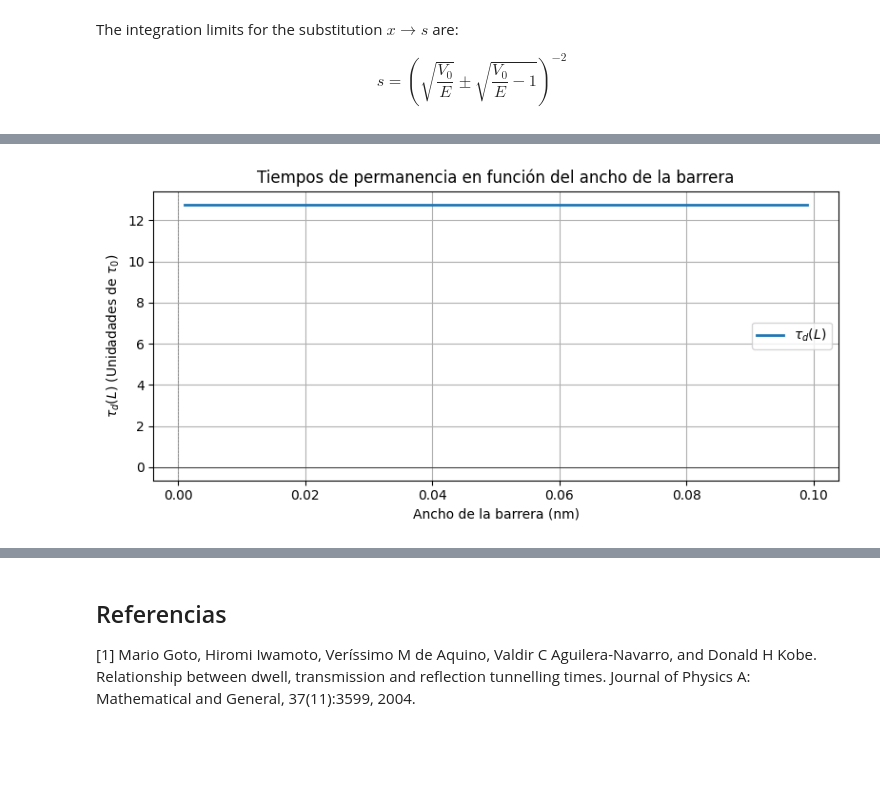
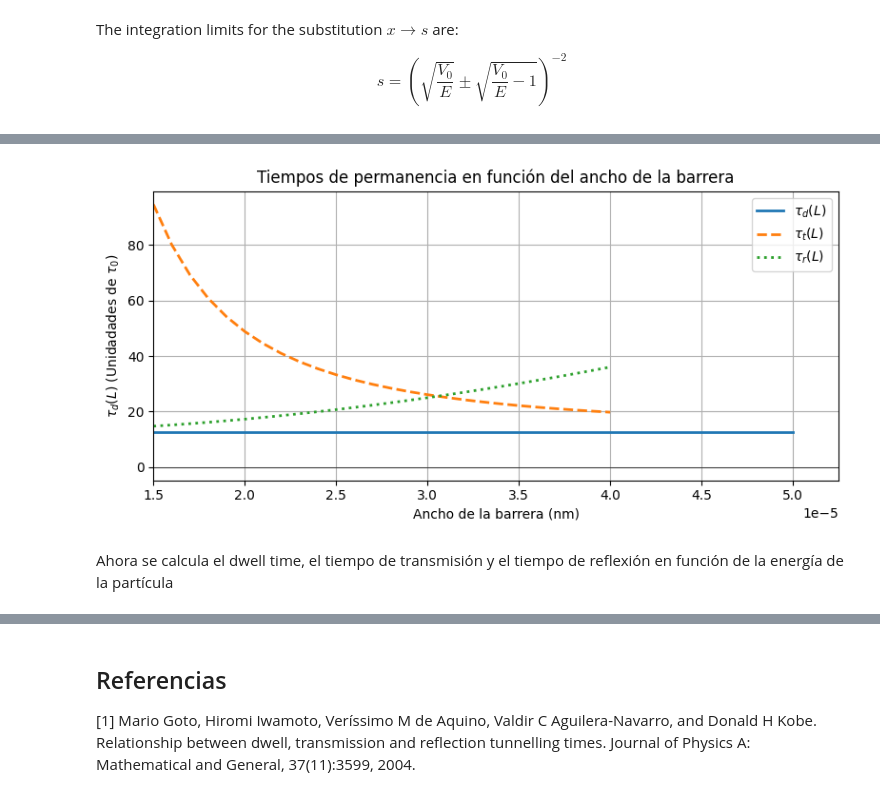
Before and after one commit to CR0NX73/Quantum-Tunnelling-Times, a Jupyter notebook: potenciales.ipynb, the cells around one changed output, grey strips where cells are left out. Cells and saved outputs as stored; diff of their text form; code cells hidden in the pictures; blank space fills up the shorter version.

```diff
--- a/potenciales.ipynb
+++ b/potenciales.ipynb
@@ -584,9 +584,12 @@ $$
 # %%
 # Parámetros del potencial
 V0 = 1    # Amplitud del potencial en eV
-a = 0.1e-9  # Parámetro de escala (ancho) en metros
 hbar = 197.3 #ev nm
 m = 511000 #eV
+
+
+#Se establecen los valores del ancho de barrera para calcular los distintos valores de la integral en función de los límites de integración variable
+width = np.arange(1.5e-5,5e-5,1e-6)
 # %%
 s, a, E = sp.symbols('s a E', real = True) #Se definen los simbolos para integrar
 delta = sp.symbols(r'\delta', real = True)
@@ -596,5 +599,12 @@ k = sp.sqrt(2*m*E) / hbar
 # %%
 inferior_limit_eckart = ((V0 / E)**0.5 + (V0 / E - 1)**0.5)**(-2)
 superior_limit_eckart = ((V0 / E)**0.5 - (V0 / E - 1)**0.5)**(-2)
+# %%
+alpha_eckart = lambda w, E_: np.sqrt(E_ / (hbar**2 / 8*m*w**2))
+beta_eckart = lambda w: np.sqrt(V0 / (hbar**2 / 8*m*w**2) - 1/4)
+T_eckart = lambda w, E_: np.sinh(np.pi * alpha_eckart(w, E_))**2 / (np.sinh(np.pi * alpha_eckart(w, E_))**2 + np.cosh(np.pi * beta_eckart(w))**2)
+R_eckart = lambda w, E_: 1 - T_eckart(w, E_)
 # %%
 tau_d_eckart = np.array([m / (hbar * k.subs(E, 0.5*V0)) * sp.integrate(product_eckart.subs(a, _), (s, inferior_limit_eckart.subs(E, 0.5*V0), superior_limit_eckart.subs(E, 0.5*V0))) for _ in width])
+tau_t_eckart = np.array([m / (hbar * k.subs(E, 0.5*V0) * T_eckart(_, 0.5*V0)) * sp.integrate(product_eckart.subs(a, _), (s, inferior_limit_eckart.subs(E, 0.5*V0), superior_limit_eckart.subs(E, 0.5*V0))) for _ in width])
+tau_r_eckart = np.array([m / (hbar * k.subs(E, 0.5*V0) * R_eckart(_, 0.5*V0)) * sp.integrate(product_eckart.subs(a, _), (s, inferior_limit_eckart.subs(E, 0.5*V0), superior_limit_eckart.subs(E, 0.5*V0))) for _ in width])
@@ -621,18 +611,24 @@ array([24.9290096056092*sqrt(2555), 24.9290096056092*sqrt(2555),
 # %%
 #Se grafican los resultados en función del ancho de la barrera
 plt.figure(figsize=(8, 4))
 plt.plot(width, tau_d_eckart/tau_0, linestyle = '-', label = r"$\tau_d(L)$", lw=2) # Gráfica de tau_d
-#plt.plot(width, tau_t_morse/tau_0, linestyle = '--',label = r"$\tau_t(L)$", lw=2) # Gráfica de tau_t
-#plt.plot(width , tau_r_morse/tau_0, linestyle = ':',label = r"$\tau_r(L)$", lw=2) # Gráfica de tau_r
+plt.plot(width, tau_t_eckart/tau_0, linestyle = '--',label = r"$\tau_t(L)$", lw=2) # Gráfica de tau_t
+plt.plot(width , tau_r_eckart/tau_0, linestyle = ':',label = r"$\tau_r(L)$", lw=2) # Gráfica de tau_r
 
 plt.title('Tiempos de permanencia en función del ancho de la barrera')
 plt.xlabel(r'Ancho de la barrera (nm)')
 plt.ylabel(r'$\tau_d(L)$ (Unidadades de $\tau_0$)')
 plt.legend()
 plt.grid(True)
 plt.axhline(0, color='black', lw=0.5)
 plt.axvline(0, color='gray', linestyle='--', lw=0.5)
+
+# Establecer el límite inferior en el eje x
+plt.xlim(left=1.5e-5)
+
 plt.tight_layout()
 plt.show()
 # %% [output]
-[figure, old version]
+[figure, new version]
+# %% [markdown]
+Ahora se calcula el dwell time, el tiempo de transmisión y el tiempo de reflexión en función de la energía de la partícula
```
Also changed, not shown: parts of 4 cells of this notebook.
